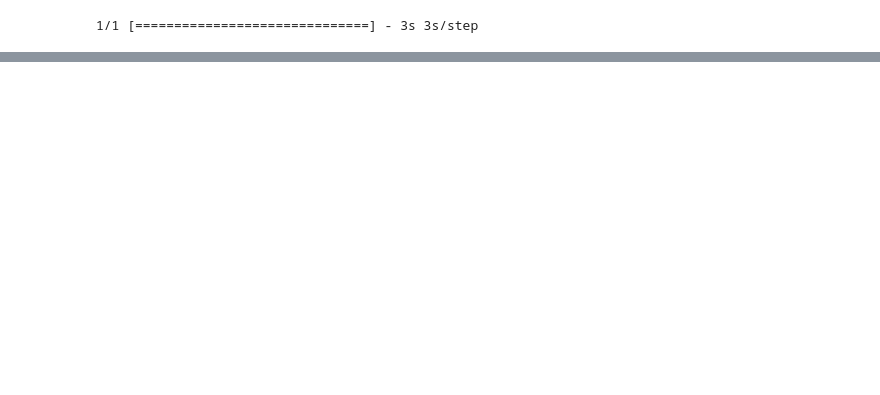
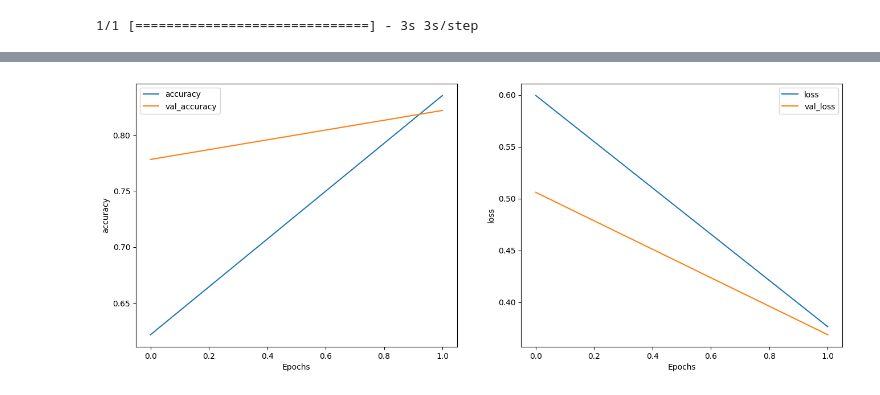
Before and after one commit to gabrieldimas/machine-learning-study-2023, a Jupyter notebook: Week9/week9_1.ipynb, the cells around one changed output, grey strips where cells are left out. Cells and saved outputs as stored; diff of their text form; code cells hidden in the pictures; blank space fills up the shorter version.

```diff
--- a/Week9/week9_1.ipynb
+++ b/Week9/week9_1.ipynb
@@ -190,6 +190,6 @@ model.compile(loss=tf.keras.losses.BinaryCrossentropy(from_logits=True),
   optimizer=tf.keras.optimizers.Adam(1e-4),
   metrics=['accuracy'])
 # %%
-history = model.fit(train_dataset, epochs=10,
+history = model.fit(train_dataset, epochs=2,
  validation_data=test_dataset,
- validation_steps=30)
+ validation_steps=5)
@@ -195,0 +220,8 @@ history = model.fit(train_dataset, epochs=10,
+# %%
+plt.figure(figsize=(16, 6))
+plt.subplot(1, 2, 1)
+plot_graphs(history, 'accuracy')
+plt.subplot(1, 2, 2)
+plot_graphs(history, 'loss')
+# %% [output]
+[figure, added]
```
Also changed, not shown: parts of 11 cells of this notebook.
